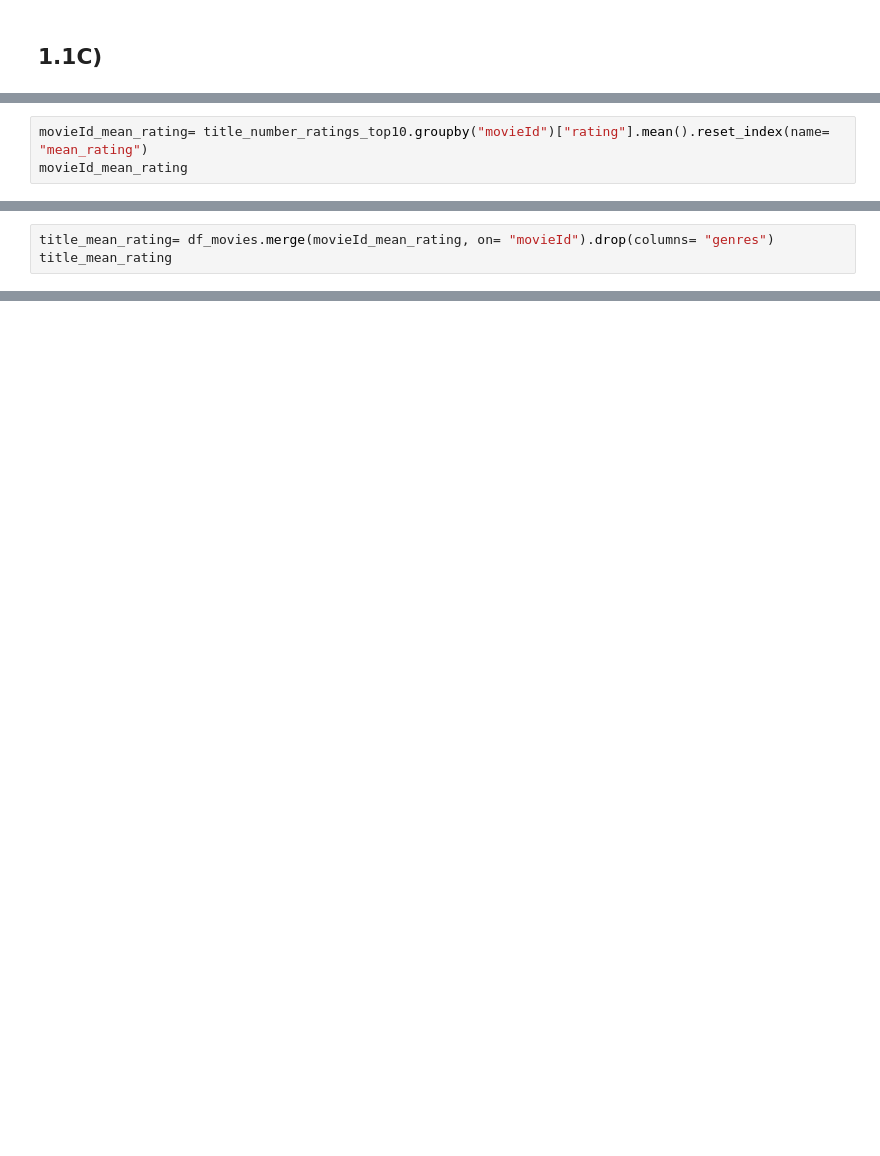
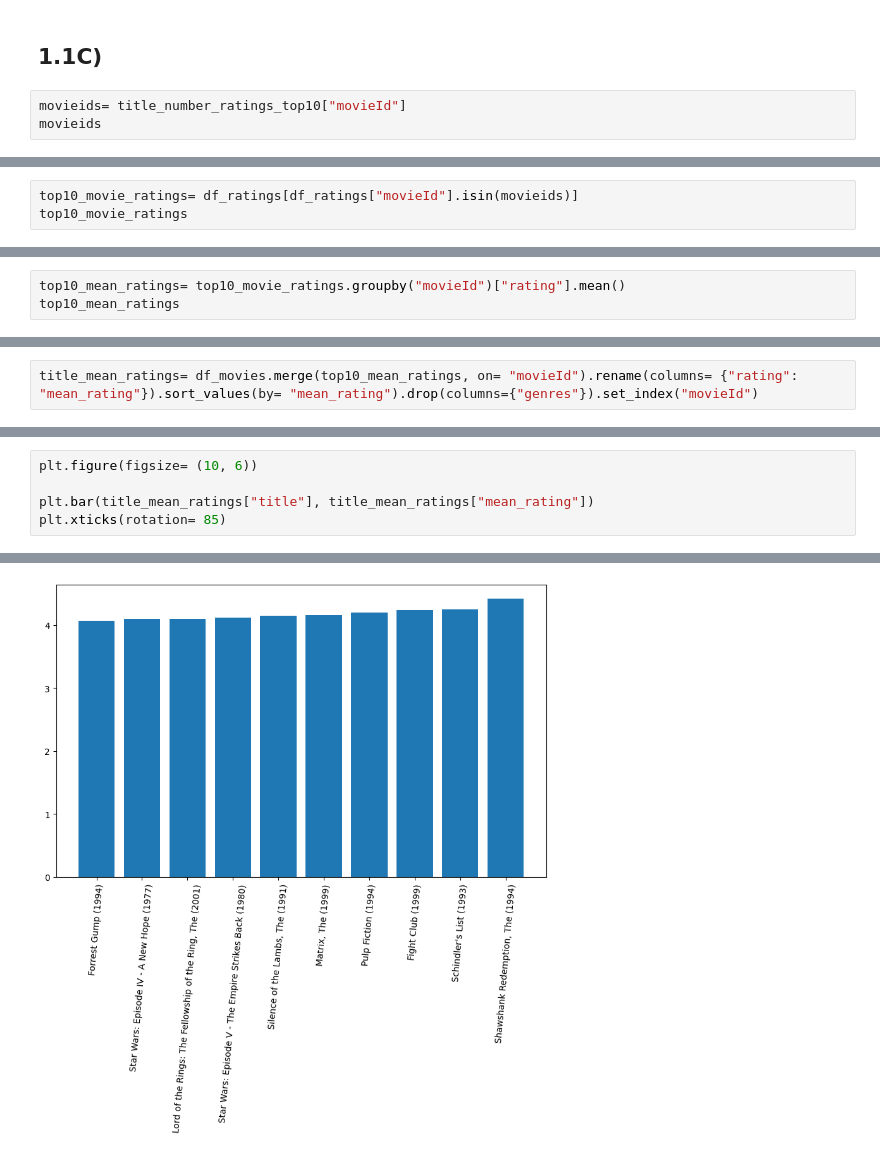
Before and after one commit to MiltonOberg/Artificial_Intelligence2-Milton-OPA23, a Jupyter notebook: Labb_1/labb_1.ipynb, the cells around one changed output, grey strips where cells are left out. Drawn from its saved outputs; the diff is of its cells as text; blank space fills up the shorter version.

```diff
--- a/Labb_1/labb_1.ipynb
+++ b/Labb_1/labb_1.ipynb
@@ -111,2 +144,5 @@ title_number_ratings_top10
 # %% [markdown]
 ## 1.1C)
+# %%
+movieids= title_number_ratings_top10["movieId"]
+movieids
@@ -112,0 +161,3 @@ title_number_ratings_top10
+# %%
+top10_movie_ratings= df_ratings[df_ratings["movieId"].isin(movieids)]
+top10_movie_ratings
@@ -113,4 +178,4 @@ title_number_ratings_top10
 # %%
-movieId_mean_rating= title_number_ratings_top10.groupby("movieId")["rating"].mean().reset_index(name= "mean_rating")
-movieId_mean_rating
+top10_mean_ratings= top10_movie_ratings.groupby("movieId")["rating"].mean()
+top10_mean_ratings
 # %% [output]
@@ -130,3 +194,2 @@ movieId_mean_rating
 # %%
-title_mean_rating= df_movies.merge(movieId_mean_rating, on= "movieId").drop(columns= "genres")
-title_mean_rating
+title_mean_ratings= df_movies.merge(top10_mean_ratings, on= "movieId").rename(columns= {"rating": "mean_rating"}).sort_values(by= "mean_rating").drop(columns={"genres"}).set_index("movieId")
@@ -163,0 +211,6 @@ title_mean_rating.sort_values
+# %%
+plt.figure(figsize= (10, 6))
+
+plt.bar(title_mean_ratings["title"], title_mean_ratings["mean_rating"])
+plt.xticks(rotation= 85)
+# %% [output]
@@ -163,0 +228 @@ title_mean_rating.sort_values
+[figure, added]
```
Also changed, not shown: parts of 11 cells of this notebook.
